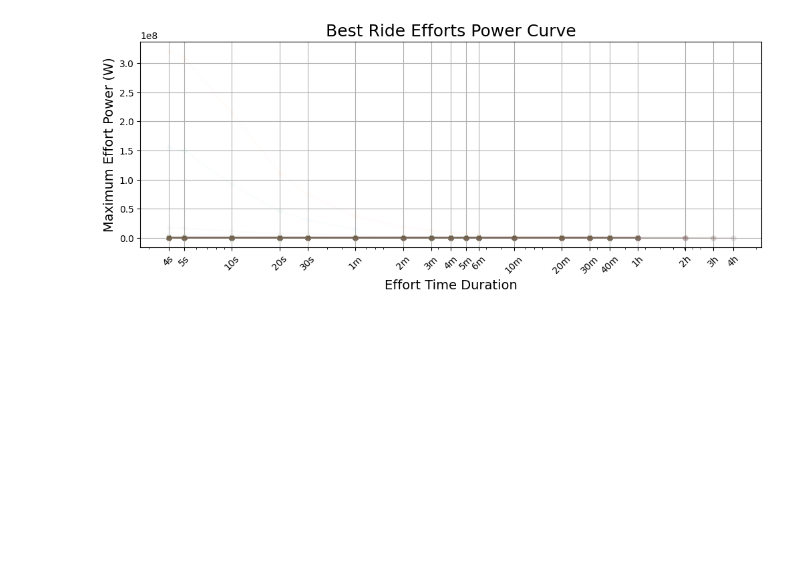
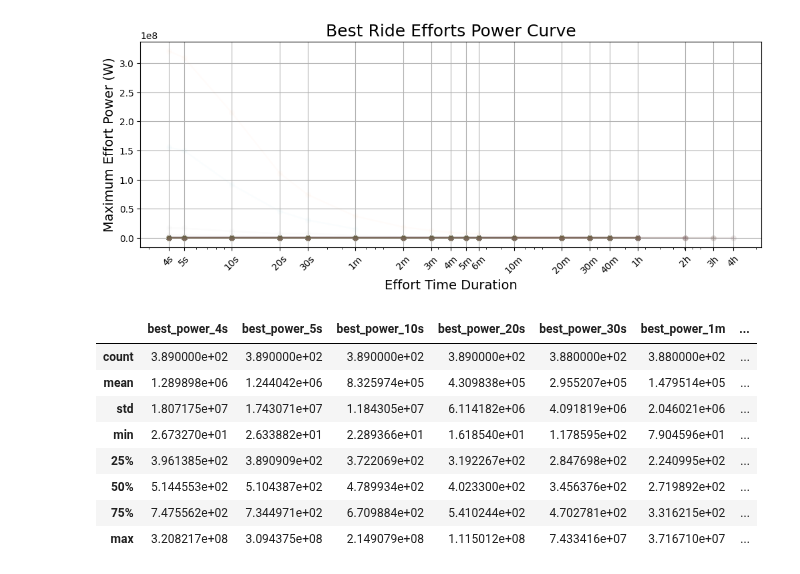
Before and after one commit to ericbauer55/bike-fitness-tracking, a Jupyter notebook: notebooks/1_Post_Enrichment_EDA/2_ride_summary_power_curves.ipynb, the cells around one changed output. Cells and saved outputs as stored; diff of their text form; code cells hidden in the pictures; blank space fills up the shorter version.

```diff
--- a/notebooks/1_Post_Enrichment_EDA/2_ride_summary_power_curves.ipynb
+++ b/notebooks/1_Post_Enrichment_EDA/2_ride_summary_power_curves.ipynb
@@ -13,4 +13,8 @@ df['start_date'] = pd.to_datetime(df['start_date'])
 df['start_time'] = pd.to_timedelta(df['start_time'])
 df['end_time'] = pd.to_timedelta(df['end_time'])
 # %%
-df.columns
+power_cols = ['best_power_4s', 'best_power_5s','best_power_10s', 'best_power_20s', 'best_power_30s', 'best_power_1m',
+                    'best_power_2m', 'best_power_3m', 'best_power_4m', 'best_power_5m',
+                    'best_power_6m', 'best_power_10m', 'best_power_20m', 'best_power_30m',
+                    'best_power_40m', 'best_power_1h', 'best_power_2h', 'best_power_3h',
+                    'best_power_4h']
@@ -89,2 +81,14 @@ plot_summary_power_curves(df_summary=df)
 # %% [output]
 [figure]
+# %%
+df.loc[:,['ride_id'] + power_cols].describe()
+# %% [output]
+|  | best_power_4s | best_power_5s | best_power_10s | best_power_20s | best_power_30s | best_power_1m | ... |
+| count | 3.890000e+02 | 3.890000e+02 | 3.890000e+02 | 3.890000e+02 | 3.880000e+02 | 3.880000e+02 | ... |
+| mean | 1.289898e+06 | 1.244042e+06 | 8.325974e+05 | 4.309838e+05 | 2.955207e+05 | 1.479514e+05 | ... |
+| std | 1.807175e+07 | 1.743071e+07 | 1.184305e+07 | 6.114182e+06 | 4.091819e+06 | 2.046021e+06 | ... |
+| min | 2.673270e+01 | 2.633882e+01 | 2.289366e+01 | 1.618540e+01 | 1.178595e+02 | 7.904596e+01 | ... |
+| 25% | 3.961385e+02 | 3.890909e+02 | 3.722069e+02 | 3.192267e+02 | 2.847698e+02 | 2.240995e+02 | ... |
+| 50% | 5.144553e+02 | 5.104387e+02 | 4.789934e+02 | 4.023300e+02 | 3.456376e+02 | 2.719892e+02 | ... |
+| 75% | 7.475562e+02 | 7.344971e+02 | 6.709884e+02 | 5.410244e+02 | 4.702781e+02 | 3.316215e+02 | ... |
+| max | 3.208217e+08 | 3.094375e+08 | 2.149079e+08 | 1.115012e+08 | 7.433416e+07 | 3.716710e+07 | ... |
```
Also changed, not shown: parts of 3 cells of this notebook, 1 other file.
